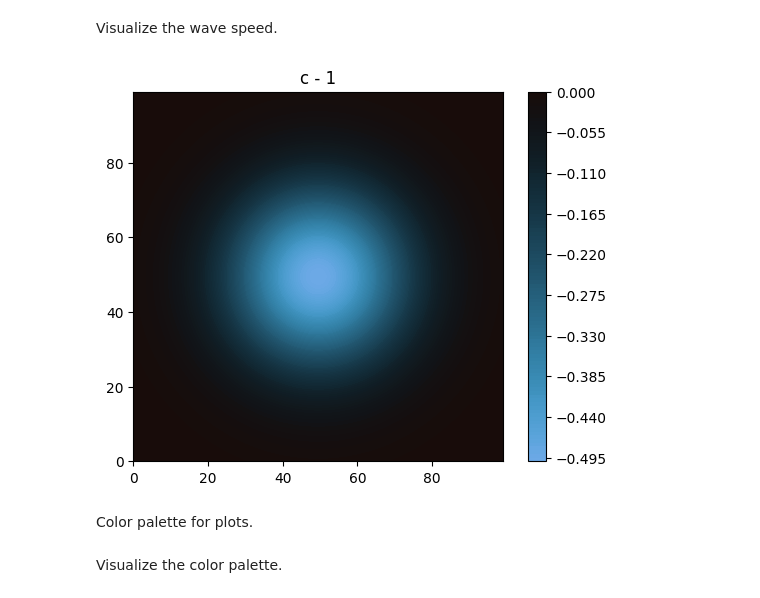
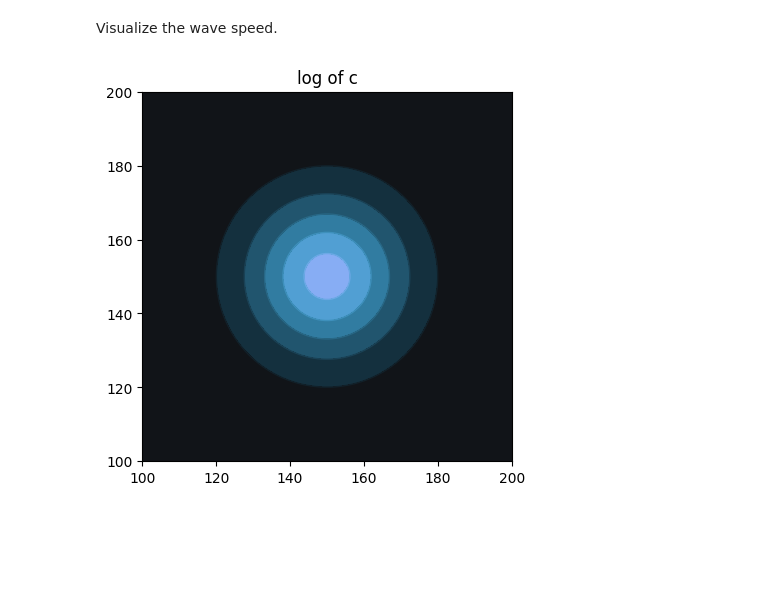
Before and after one commit to l-oksanen/geod-ray-trans, a Jupyter notebook: geod_ray.ipynb, the cells around one changed output. Drawn from its saved outputs; the diff is of its cells as text; code cells hidden in the pictures; blank space fills up the shorter version.

```diff
--- a/geod_ray.ipynb
+++ b/geod_ray.ipynb
@@ -40,26 +46,12 @@ c_sym = 1 - 0.5 * sp.exp(-4 * (x**2 + y**2))
 # %% [markdown]
 Visualize the wave speed.
 # %%
-def c_for_canvas(c_sym):
-    c = sp.lambdify([x, y], c_sym)
-    xs = np.linspace(-1, 1, Nph)
-    Xs, Ys = np.meshgrid(xs, xs)
-    return c(Xs, Ys) - 1
-
-
-def berlin_norm(content):
-    return mcolors.TwoSlopeNorm(
-        vmin=np.min(content) - 0.1,
-        vcenter=0,
-        vmax=np.max(content) + 0.1,
-    )
+plot_c(coords, c_sym)
+plt.gca().set_title("log of c")
+plt.gca().set_facecolor("black")
+n = coords.Nph
+plt.gca().set_xlim(n, 2 * n)
+plt.gca().set_ylim(n, 2 * n)
+plt.gca().set_aspect("equal")
+# %% [output]
+[figure, added]
-# %%
-Cs = c_for_canvas(c_sym)
-plt.gca().set_title("c - 1")
-plt.contourf(Cs, 100, cmap="berlin", norm=berlin_norm(Cs))
-plt.colorbar()
-plt.gca().set_aspect("equal")
-# %% [output]
-[figure, removed]
-# %% [markdown]
-Color palette for plots.
@@ -74,2 +57,0 @@ palette = {
-# %% [markdown]
-Visualize the color palette.
```
Also changed, not shown: parts of 56 cells of this notebook.
